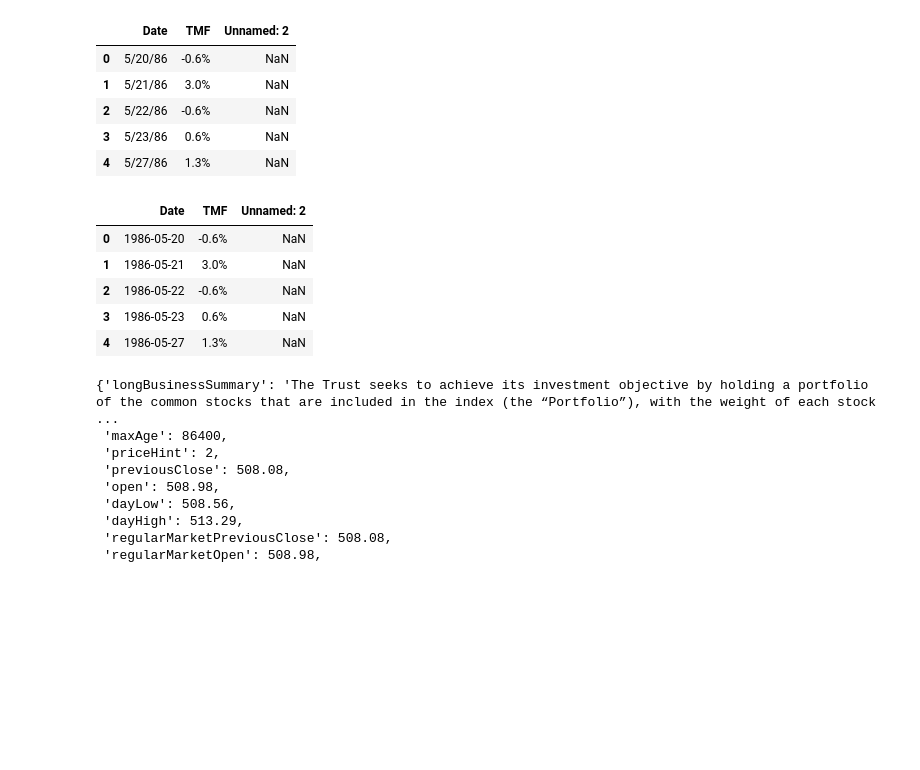
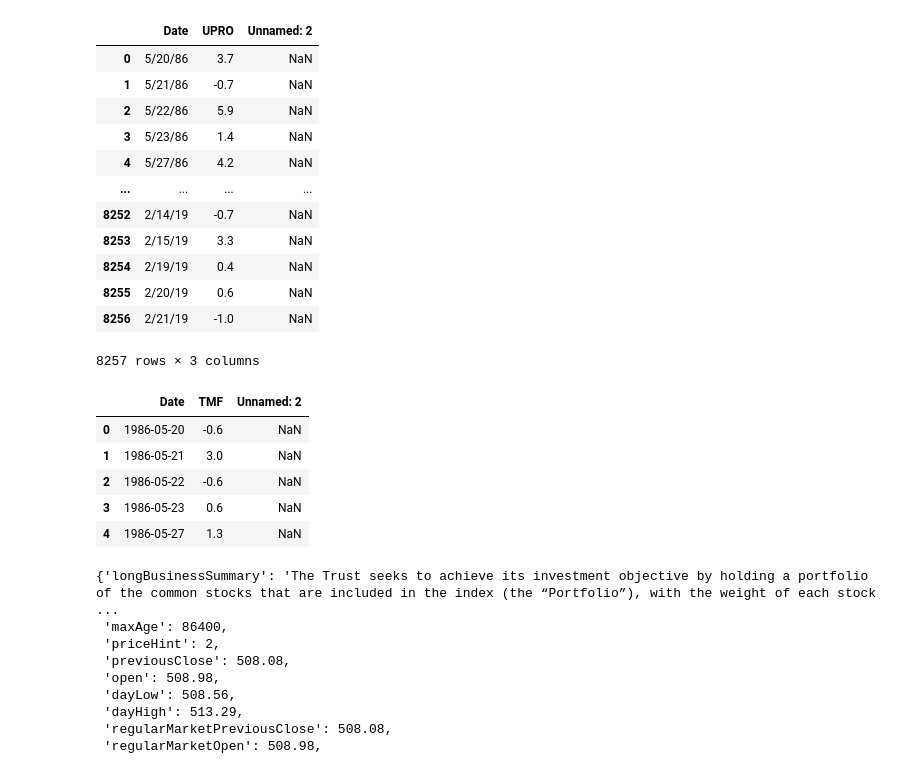
Before and after one commit to oTaira/BTBJ, a Jupyter notebook: BTBJ.ipynb, the cells around one changed output. Cells and saved outputs as stored; diff of their text form; code cells hidden in the pictures; blank space fills up the shorter version.

```diff
--- a/BTBJ.ipynb
+++ b/BTBJ.ipynb
@@ -8,15 +8,24 @@ from pandas_datareader import data as pdr
 # %%
 TMFsim = pd.read_csv("./data/TMFSIM.csv")
 UPROsim = pd.read_csv("./data/UPROSIM.csv")
 
-TMFsim.head()
+UPROsim["UPRO"] = UPROsim["UPRO"].str.replace("%", "").astype("float")
+TMFsim["TMF"] = TMFsim["TMF"].str.replace("%", "").astype("float")
+UPROsim
 # %% [output]
-|  | Date | TMF | Unnamed: 2 |
-| 0 | 5/20/86 | -0.6% | NaN |
-| 1 | 5/21/86 | 3.0% | NaN |
-| 2 | 5/22/86 | -0.6% | NaN |
-| 3 | 5/23/86 | 0.6% | NaN |
-| 4 | 5/27/86 | 1.3% | NaN |
+|  | Date | UPRO | Unnamed: 2 |
+| 0 | 5/20/86 | 3.7 | NaN |
+| 1 | 5/21/86 | -0.7 | NaN |
+| 2 | 5/22/86 | 5.9 | NaN |
+| 3 | 5/23/86 | 1.4 | NaN |
+| 4 | 5/27/86 | 4.2 | NaN |
+| ... | ... | ... | ... |
+| 8252 | 2/14/19 | -0.7 | NaN |
+| 8253 | 2/15/19 | 3.3 | NaN |
+| 8254 | 2/19/19 | 0.4 | NaN |
+| 8255 | 2/20/19 | 0.6 | NaN |
+| 8256 | 2/21/19 | -1.0 | NaN |
+8257 rows × 3 columns
 # %%
 TMFsim['Date'] = pd.to_datetime(TMFsim['Date'], format='%m/%d/%y')
 UPROsim['Date'] = pd.to_datetime(UPROsim['Date'], format='%m/%d/%y')
@@ -24,11 +33,11 @@ UPROsim['Date'] = pd.to_datetime(UPROsim['Date'], format='%m/%d/%y')
 display(TMFsim.head())
 # %% [output]
 |  | Date | TMF | Unnamed: 2 |
-| 0 | 1986-05-20 | -0.6% | NaN |
-| 1 | 1986-05-21 | 3.0% | NaN |
-| 2 | 1986-05-22 | -0.6% | NaN |
-| 3 | 1986-05-23 | 0.6% | NaN |
-| 4 | 1986-05-27 | 1.3% | NaN |
+| 0 | 1986-05-20 | -0.6 | NaN |
+| 1 | 1986-05-21 | 3.0 | NaN |
+| 2 | 1986-05-22 | -0.6 | NaN |
+| 3 | 1986-05-23 | 0.6 | NaN |
+| 4 | 1986-05-27 | 1.3 | NaN |
 # %%
 spy = yf.Ticker("SPY")
 spy.info
```
Also changed, not shown: parts of 4 cells of this notebook.
